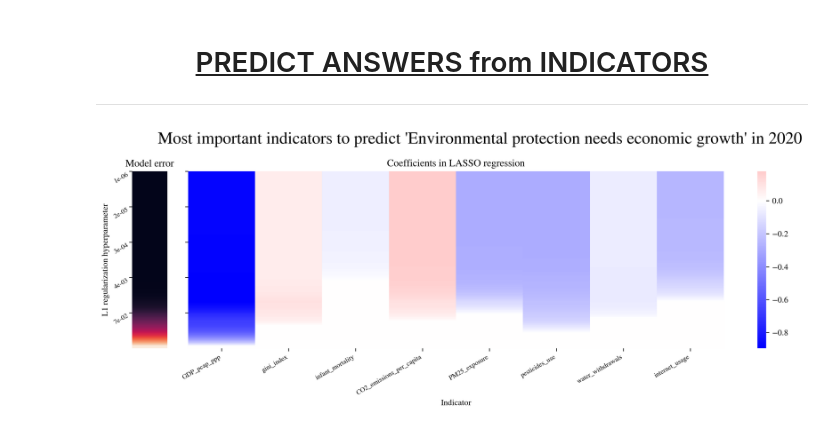
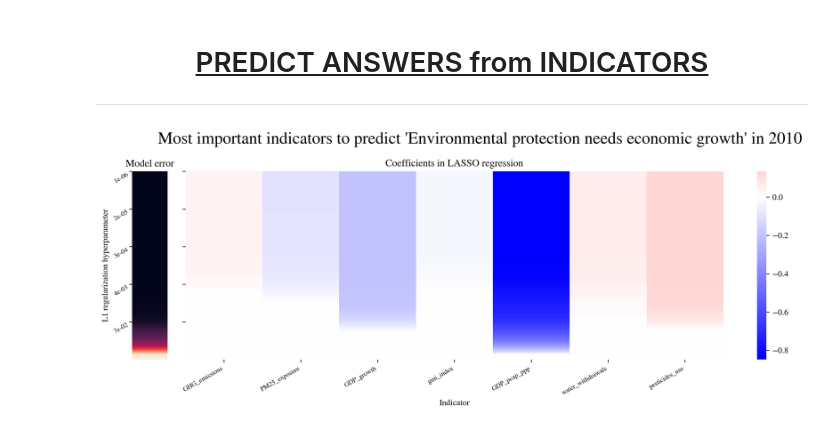
Before and after one commit to EdoardoTronconi/TesiMagistrale, a Jupyter notebook: PredictiveIndicators.ipynb, the cells around one changed output. Saved outputs shown, nothing was run; the diff lists cells and outputs as text; code cells hidden in the pictures.

Commit message:
Reorganized questionnaires datasets. Added respondent data columns (multiindexed) [sex, age, edu level, income]; Setup for datasets with year-specific values and one with data in common between years

```diff
--- a/PredictiveIndicators.ipynb
+++ b/PredictiveIndicators.ipynb
@@ -16,7 +16,10 @@ plt.rcParams.update({'figure.dpi' : 300,
 from sklearn.preprocessing import StandardScaler
 from sklearn.linear_model import Lasso
 # %%
-data_issp = pd.read_pickle("Processed_Data/questionnaires/issp_questionnaires.pickle")
+data_issp = pd.read_pickle("Processed_Data/questionnaires/issp_questionnaires_common.pickle").loc[:,("Questions", slice(None))].droplevel("Variable Type", axis=1)
+data_issp["Weight"] = pd.read_pickle("Processed_Data/questionnaires/issp_questionnaires_common.pickle").loc[:,("Respondent Data", "Weight")]
+data_issp.columns.name = None
+
 
 def conv_answers(label):
     convDict = {
@@ -50,23 +53,25 @@ def conv_answers(label):
 
 data_issp = data_issp.drop(columns=["Highest priority for country", "Second highest priority for country"]).map(conv_answers).astype(float)
 data_issp = data_issp.mul(data_issp["Weight"], axis="index").groupby(["Year", "Country"]).sum().div(data_issp["Weight"].groupby(["Year", "Country"]).sum(), axis="index").drop(columns="Weight")
+
+
+indicators_dict = {(ind[:-7], year) : pd.read_pickle(f"Processed_Data/indicators/{ind}").loc[:,[year]].rename(columns={year : ind[:-7]}) for ind in os.listdir("Processed_Data/indicators") if ind[-7:] == ".pickle" for year in [1993,2000,2010,2020]}
 # %%
 def fit_lasso(yX, alpha):
     model = Lasso(alpha)
     model.fit(yX.iloc[:,1:], yX.iloc[:,0])
     return {"alpha" : alpha, "loss" : 1-model.score(yX.iloc[:,1:], yX.iloc[:,0]), "coefficients" : model.coef_}
 
-def get_main_indicators(question, year, indicators=None, n_coef=3, tol=0.1):
+def get_main_indicators(question, year, indicators_names=None, n_coef=3, tol=0.1):
     # indicators --> filename for indicators to choose from, `None` for all .pickle files in "Processed_Data/indicators"
     # n_coef     --> how many "most relevant" indicators to select
     # tol        --> will still select more indicators if model error is more than `best_error + tol * (worse - best)`
 
-    if indicators == None:
-        indicators_names = [ind for ind in os.listdir("Processed_Data/indicators") if ind[-7:] == ".pickle"] #uncomment to use all indicators
+    if indicators_names == None:
+        indicators = [ind for key, ind in indicators_dict.items() if key[1] == year]
     else:
-        indicators_names = [f"{i}.pickle" for i in indicators]
+        indicators = [indicators_dict[(ind, year)] for ind in indicators_names]
 
-    indicators = [pd.read_pickle(f"Processed_Data/indicators/{ind}").loc[:,[year]].rename(columns={year : ind[:-7]}) for ind in indicators_names]
     answers = data_issp.loc[(year, slice(None)),:].reset_index().set_index("Country").loc[:,question]
     yX = pd.concat([answers, *indicators], axis=1, join="inner").dropna()
     yX.iloc[:,:] = StandardScaler().fit_transform(yX.to_numpy())
@@ -82,13 +87,13 @@ def get_main_indicators(question, year, indicators=None, n_coef=3, tol=0.1):
 
 
 
-def plot_indicators(question, year, indicators=None):
-    if indicators == None:
-        indicators_names = [ind for ind in os.listdir("Processed_Data/indicators") if ind[-7:] == ".pickle"] #uncomment to use all indicators
+def plot_indicators(question, year, indicators_names=None):
+
+    if indicators_names == None:
+        indicators = [ind for key, ind in indicators_dict.items() if key[1] == year]
     else:
-        indicators_names = [f"{i}.pickle" for i in indicators]
+        indicators = [indicators_dict[(ind, year)] for ind in indicators_names]
 
-    indicators = [pd.read_pickle(f"Processed_Data/indicators/{ind}").loc[:,[year]].rename(columns={year : ind[:-7]}) for ind in indicators_names]
     answers = data_issp.loc[(year, slice(None)),:].reset_index().set_index("Country").loc[:,question]
     yX = pd.concat([answers, *indicators], axis=1, join="inner").dropna()
     yX.iloc[:,:] = StandardScaler().fit_transform(yX.to_numpy())
@@ -114,10 +119,10 @@ def plot_indicators(question, year, indicators=None):
     plt.tight_layout()
 # %%
 question = "Environmental protection needs economic growth"
-year = 2020
+year = 2010
 
-indicators=["GDP_pcap_ppp", "gini_index", "infant_mortality", "CO2_emissions_per_capita", "PM25_exposure", "pesticides_use", "water_withdrawals", "internet_usage"]
+indicators=["GHG_emissions", "PM25_exposure", "GDP_growth", "gini_index", "GDP_pcap_ppp", "water_withdrawals", "pesticides_use"]
 plot_indicators(question, year, indicators)
 # %% [output]
-[figure, old version]
+[figure, new version]
 # %%
```
Also changed, not shown: parts of 4 cells of this notebook, 5 other files.
